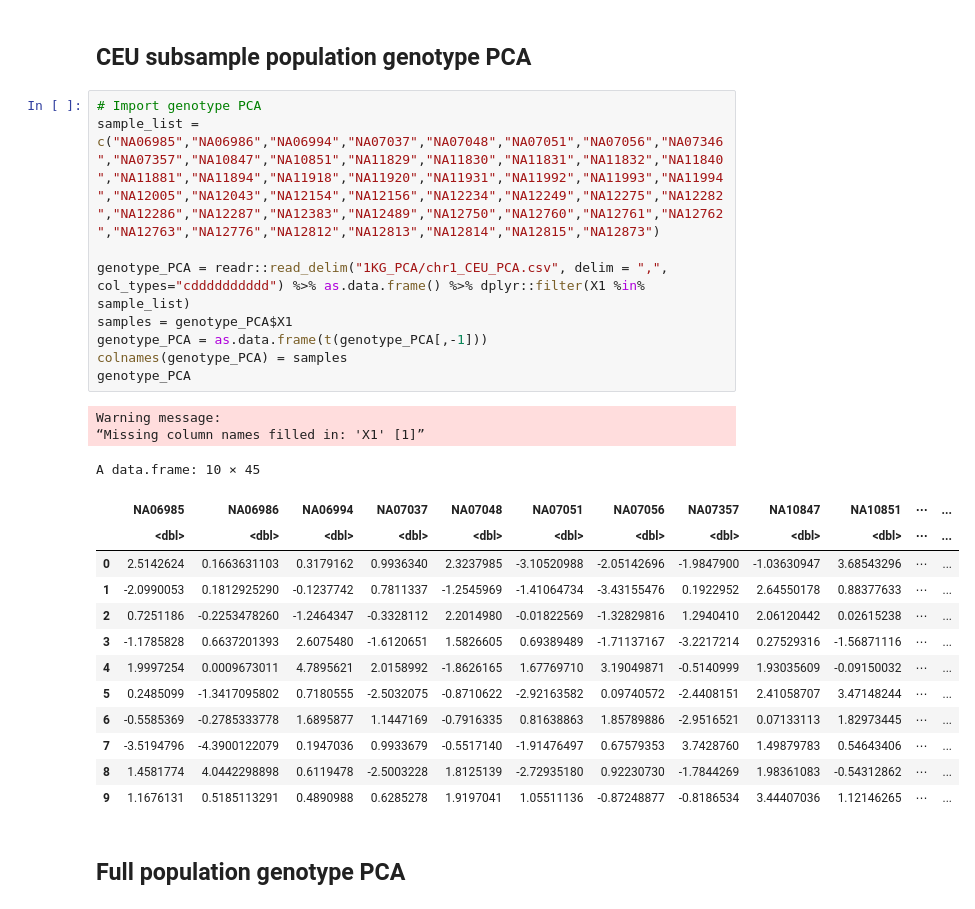
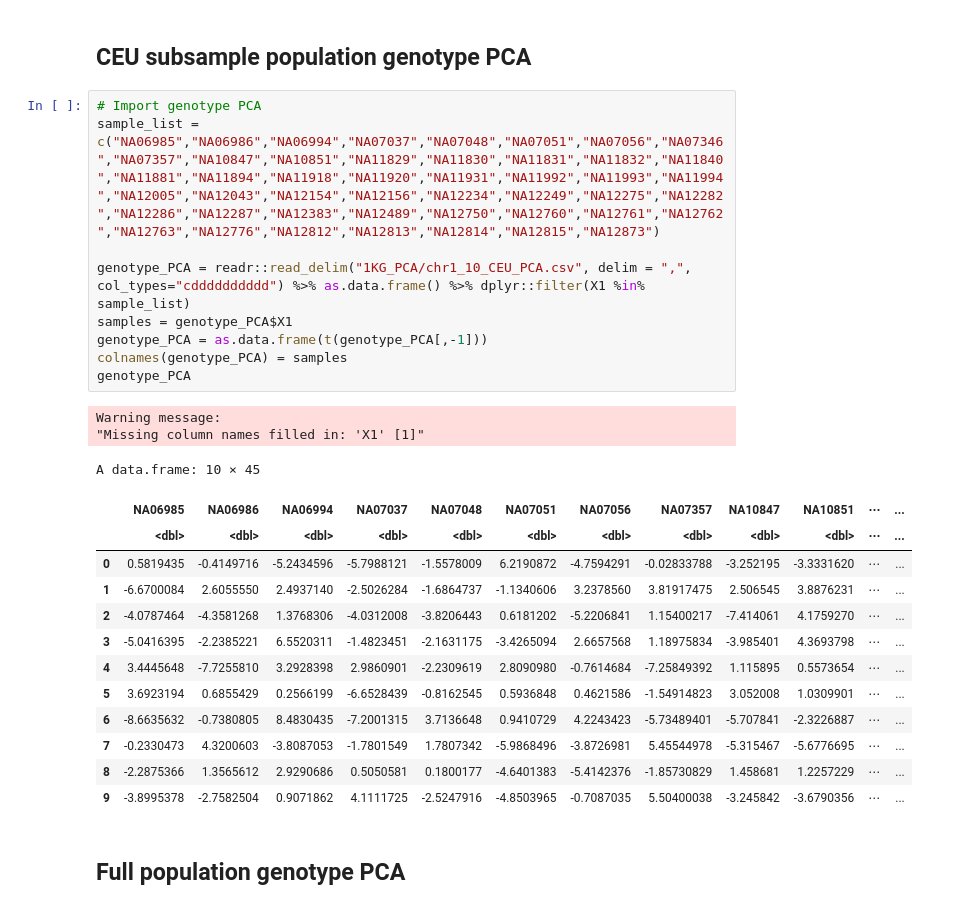
Before and after one commit to broadinstitute/bQTL_mapping_rerun, a Jupyter notebook: munge/PU1/merge_QTLtools_PCA.ipynb, the cells around one changed output. Drawn from its saved outputs; the diff is of its cells as text.

```diff
--- a/munge/PU1/merge_QTLtools_PCA.ipynb
+++ b/munge/PU1/merge_QTLtools_PCA.ipynb
@@ -37,28 +37,28 @@ genotype_PCA = readr::read_delim("processed/PU1/qtltools/input/cqn/PU1.geno_pca.
 # %%
 # Import genotype PCA
 sample_list = c("NA06985","NA06986","NA06994","NA07037","NA07048","NA07051","NA07056","NA07346","NA07357","NA10847","NA10851","NA11829","NA11830","NA11831","NA11832","NA11840","NA11881","NA11894","NA11918","NA11920","NA11931","NA11992","NA11993","NA11994","NA12005","NA12043","NA12154","NA12156","NA12234","NA12249","NA12275","NA12282","NA12286","NA12287","NA12383","NA12489","NA12750","NA12760","NA12761","NA12762","NA12763","NA12776","NA12812","NA12813","NA12814","NA12815","NA12873")
 
-genotype_PCA = readr::read_delim("1KG_PCA/chr1_CEU_PCA.csv", delim = ",", col_types="cdddddddddd") %>% as.data.frame() %>% dplyr::filter(X1 %in% sample_list)
+genotype_PCA = readr::read_delim("1KG_PCA/chr1_10_CEU_PCA.csv", delim = ",", col_types="cdddddddddd") %>% as.data.frame() %>% dplyr::filter(X1 %in% sample_list)
 samples = genotype_PCA$X1
 genotype_PCA = as.data.frame(t(genotype_PCA[,-1]))
 colnames(genotype_PCA) = samples
 genotype_PCA
 # %% [output]
 Warning message:
-“Missing column names filled in: 'X1' [1]”
+"Missing column names filled in: 'X1' [1]"
 A data.frame: 10 × 45
 |  | NA06985 | NA06986 | NA06994 | NA07037 | NA07048 | NA07051 | NA07056 | NA07357 | NA10847 | NA10851 | ⋯ | ... |
 |  | <dbl> | <dbl> | <dbl> | <dbl> | <dbl> | <dbl> | <dbl> | <dbl> | <dbl> | <dbl> | ⋯ | ... |
-| 0 | 2.5142624 | 0.1663631103 | 0.3179162 | 0.9936340 | 2.3237985 | -3.10520988 | -2.05142696 | -1.9847900 | -1.03630947 | 3.68543296 | ⋯ | ... |
-| 1 | -2.0990053 | 0.1812925290 | -0.1237742 | 0.7811337 | -1.2545969 | -1.41064734 | -3.43155476 | 0.1922952 | 2.64550178 | 0.88377633 | ⋯ | ... |
-| 2 | 0.7251186 | -0.2253478260 | -1.2464347 | -0.3328112 | 2.2014980 | -0.01822569 | -1.32829816 | 1.2940410 | 2.06120442 | 0.02615238 | ⋯ | ... |
-| 3 | -1.1785828 | 0.6637201393 | 2.6075480 | -1.6120651 | 1.5826605 | 0.69389489 | -1.71137167 | -3.2217214 | 0.27529316 | -1.56871116 | ⋯ | ... |
-| 4 | 1.9997254 | 0.0009673011 | 4.7895621 | 2.0158992 | -1.8626165 | 1.67769710 | 3.19049871 | -0.5140999 | 1.93035609 | -0.09150032 | ⋯ | ... |
-| 5 | 0.2485099 | -1.3417095802 | 0.7180555 | -2.5032075 | -0.8710622 | -2.92163582 | 0.09740572 | -2.4408151 | 2.41058707 | 3.47148244 | ⋯ | ... |
-| 6 | -0.5585369 | -0.2785333778 | 1.6895877 | 1.1447169 | -0.7916335 | 0.81638863 | 1.85789886 | -2.9516521 | 0.07133113 | 1.82973445 | ⋯ | ... |
-| 7 | -3.5194796 | -4.3900122079 | 0.1947036 | 0.9933679 | -0.5517140 | -1.91476497 | 0.67579353 | 3.7428760 | 1.49879783 | 0.54643406 | ⋯ | ... |
-| 8 | 1.4581774 | 4.0442298898 | 0.6119478 | -2.5003228 | 1.8125139 | -2.72935180 | 0.92230730 | -1.7844269 | 1.98361083 | -0.54312862 | ⋯ | ... |
-| 9 | 1.1676131 | 0.5185113291 | 0.4890988 | 0.6285278 | 1.9197041 | 1.05511136 | -0.87248877 | -0.8186534 | 3.44407036 | 1.12146265 | ⋯ | ... |
+| 0 | 0.5819435 | -0.4149716 | -5.2434596 | -5.7988121 | -1.5578009 | 6.2190872 | -4.7594291 | -0.02833788 | -3.252195 | -3.3331620 | ⋯ | ... |
+| 1 | -6.6700084 | 2.6055550 | 2.4937140 | -2.5026284 | -1.6864737 | -1.1340606 | 3.2378560 | 3.81917475 | 2.506545 | 3.8876231 | ⋯ | ... |
+| 2 | -4.0787464 | -4.3581268 | 1.3768306 | -4.0312008 | -3.8206443 | 0.6181202 | -5.2206841 | 1.15400217 | -7.414061 | 4.1759270 | ⋯ | ... |
+| 3 | -5.0416395 | -2.2385221 | 6.5520311 | -1.4823451 | -2.1631175 | -3.4265094 | 2.6657568 | 1.18975834 | -3.985401 | 4.3693798 | ⋯ | ... |
+| 4 | 3.4445648 | -7.7255810 | 3.2928398 | 2.9860901 | -2.2309619 | 2.8090980 | -0.7614684 | -7.25849392 | 1.115895 | 0.5573654 | ⋯ | ... |
+| 5 | 3.6923194 | 0.6855429 | 0.2566199 | -6.6528439 | -0.8162545 | 0.5936848 | 0.4621586 | -1.54914823 | 3.052008 | 1.0309901 | ⋯ | ... |
+| 6 | -8.6635632 | -0.7380805 | 8.4830435 | -7.2001315 | 3.7136648 | 0.9410729 | 4.2243423 | -5.73489401 | -5.707841 | -2.3226887 | ⋯ | ... |
+| 7 | -0.2330473 | 4.3200603 | -3.8087053 | -1.7801549 | 1.7807342 | -5.9868496 | -3.8726981 | 5.45544978 | -5.315467 | -5.6776695 | ⋯ | ... |
+| 8 | -2.2875366 | 1.3565612 | 2.9290686 | 0.5050581 | 0.1800177 | -4.6401383 | -5.4142376 | -1.85730829 | 1.458681 | 1.2257229 | ⋯ | ... |
+| 9 | -3.8995378 | -2.7582504 | 0.9071862 | 4.1111725 | -2.5247916 | -4.8503965 | -0.7087035 | 5.50400038 | -3.245842 | -3.6790356 | ⋯ | ... |
 # %% [markdown]
 ## Full population genotype PCA
 # %%
```
Also changed, not shown: parts of 7 cells of this notebook, 16 other files.
